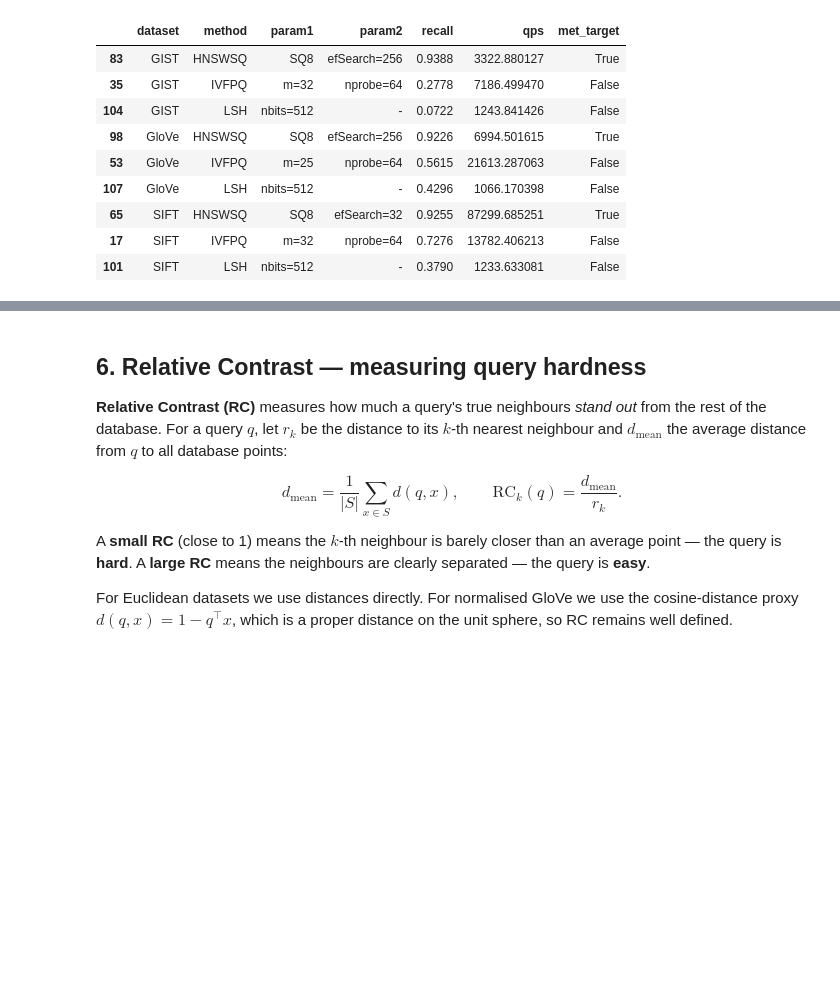
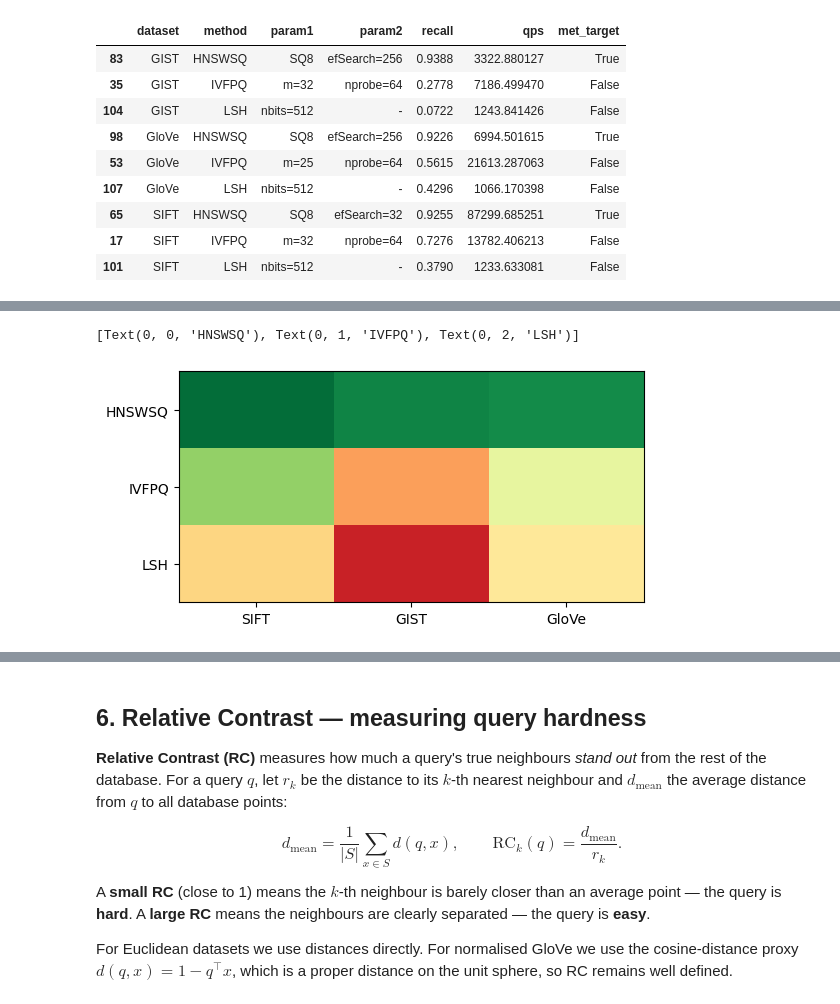
Before and after one commit to Dimitrispap123/Evaluations-of-Vector-Search-Methods-with-FAISS, a Jupyter notebook: faiss_vector_search.ipynb, the cells around one changed output, grey strips where cells are left out. Saved outputs shown, nothing was run; the diff lists cells and outputs as text; code cells hidden in the pictures; blank space fills up the shorter version.

```diff
--- a/faiss_vector_search.ipynb
+++ b/faiss_vector_search.ipynb
@@ -504,0 +518,20 @@ best
+# %%
+peak = (results
+        .loc[results.groupby(["dataset", "method"])["recall"].idxmax()]
+        [["dataset", "method", "param1", "param2", "recall", "qps"]]
+        .reset_index(drop=True))
+
+# Rank within each dataset by recall (1 = winner).  We render the rank as
+# a simple symbol so the table is readable even in plain text exports.
+peak["rank"]   = peak.groupby("dataset")["recall"].rank(method="dense",
+                                                        ascending=False).astype(int)
+peak["winner"] = peak["rank"].map({1: "★", 2: "·", 3: " "})
+
+# Sort so the winner of each dataset comes first within its block.
+peak = peak.sort_values(["dataset", "rank"]).reset_index(drop=True)
+
+# Save for the poster — one row per (dataset, method) with the peak config.
+peak[["dataset", "winner", "method", "param1", "param2", "recall", "qps"]] \
+    .to_csv(os.path.join(RESULTS_DIR, "cross_dataset_winners.csv"), index=False)
+
+peak[["dataset", "winner", "method", "param1", "param2", "recall", "qps"]]
@@ -504,0 +549,12 @@ best
+# %%
+heat = (peak.pivot(index="method", columns="dataset", values="recall")
+            .reindex(index=["HNSWSQ", "IVFPQ", "LSH"],     # fixed row order
+                     columns=["SIFT",   "GIST",  "GloVe"])) # fixed col order
+
+fig, ax = plt.subplots(figsize=(6, 3))
+im = ax.imshow(heat.values, cmap="RdYlGn", vmin=0, vmax=1, aspect="auto")
+ax.set_xticks(range(len(heat.columns))); ax.set_xticklabels(heat.columns)
+ax.set_yticks(range(len(heat.index)));   ax.set_yticklabels(heat.index)
+# %% [output]
+[Text(0, 0, 'HNSWSQ'), Text(0, 1, 'IVFPQ'), Text(0, 2, 'LSH')]
+[figure, added]
```
Also changed, not shown: parts of 12 cells of this notebook, 10 other files.
